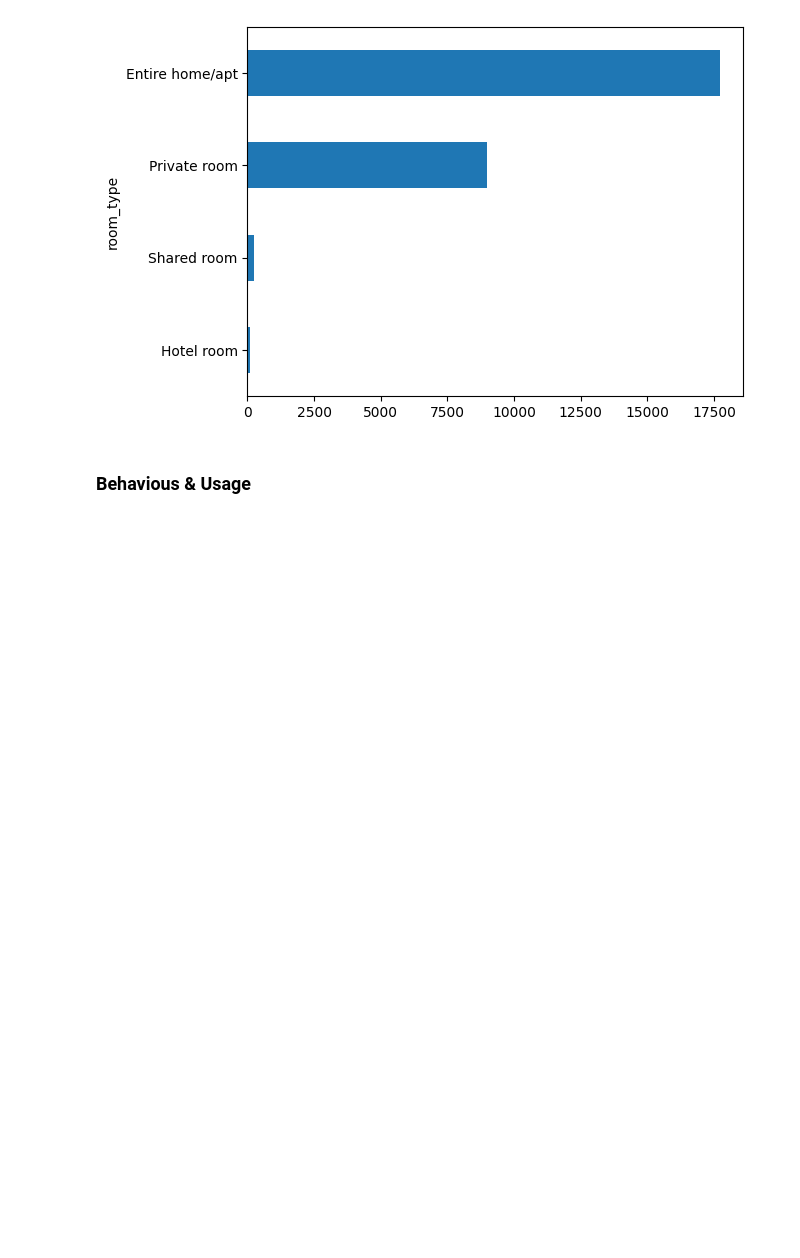
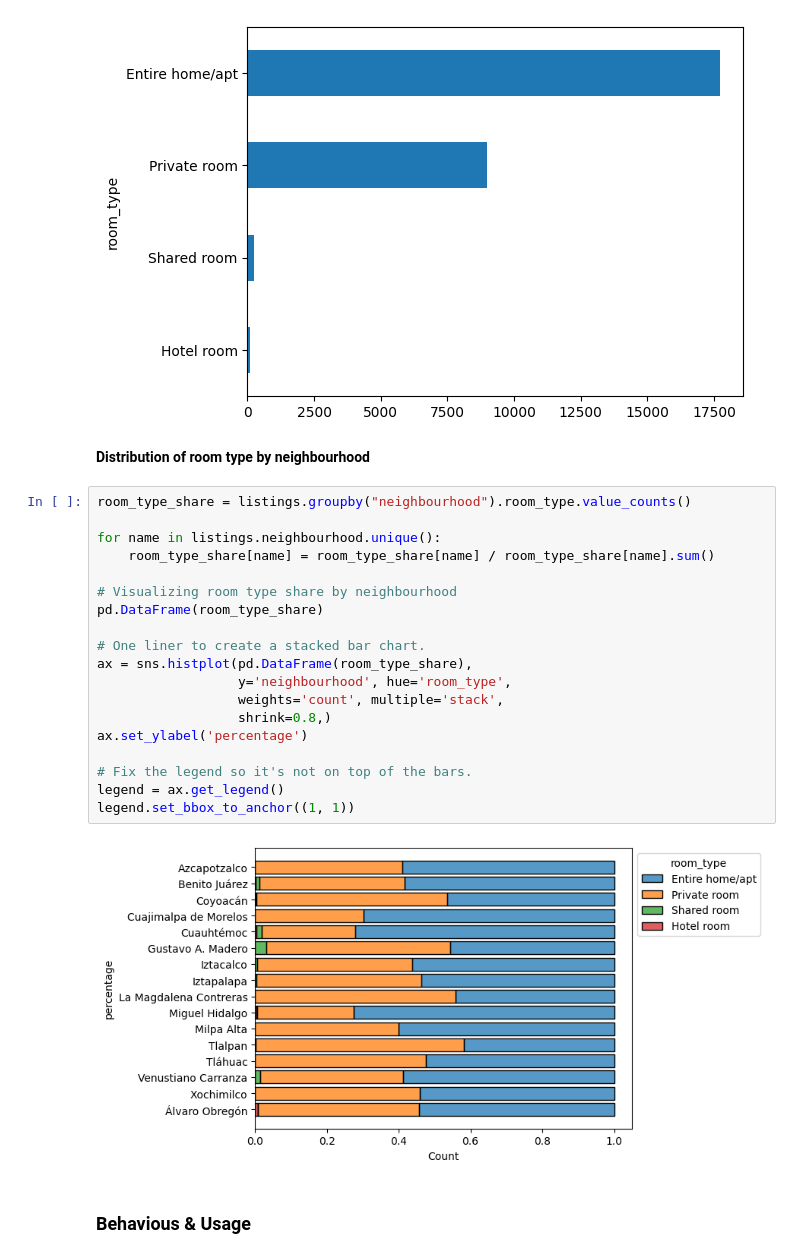
Before and after one commit to EdgarHTT/Airbnb_CDMX_EDA, a Jupyter notebook: Airbnb_CDMX_EDA.ipynb, the cells around one changed output. Cells and saved outputs as stored; diff of their text form; blank space fills up the shorter version.

```diff
--- a/Airbnb_CDMX_EDA.ipynb
+++ b/Airbnb_CDMX_EDA.ipynb
@@ -291,6 +291,29 @@ listings.room_type.value_counts(ascending=True).plot.barh()
 # %% [output]
 <Axes: ylabel='room_type'>
 [figure]
+# %% [markdown]
+**Distribution of room type by neighbourhood**
+# %%
+room_type_share = listings.groupby("neighbourhood").room_type.value_counts()
+
+for name in listings.neighbourhood.unique():
+    room_type_share[name] = room_type_share[name] / room_type_share[name].sum()
+
+# Visualizing room type share by neighbourhood
+pd.DataFrame(room_type_share)
+
+# One liner to create a stacked bar chart.
+ax = sns.histplot(pd.DataFrame(room_type_share),
+                  y='neighbourhood', hue='room_type',
+                  weights='count', multiple='stack',
+                  shrink=0.8,)
+ax.set_ylabel('percentage')
+
+# Fix the legend so it's not on top of the bars.
+legend = ax.get_legend()
+legend.set_bbox_to_anchor((1, 1))
+# %% [output]
+[figure, added]
 # %% [markdown]
 ### **Behavious & Usage**
 # %% [markdown]
```
Also changed, not shown: parts of 7 cells of this notebook.
